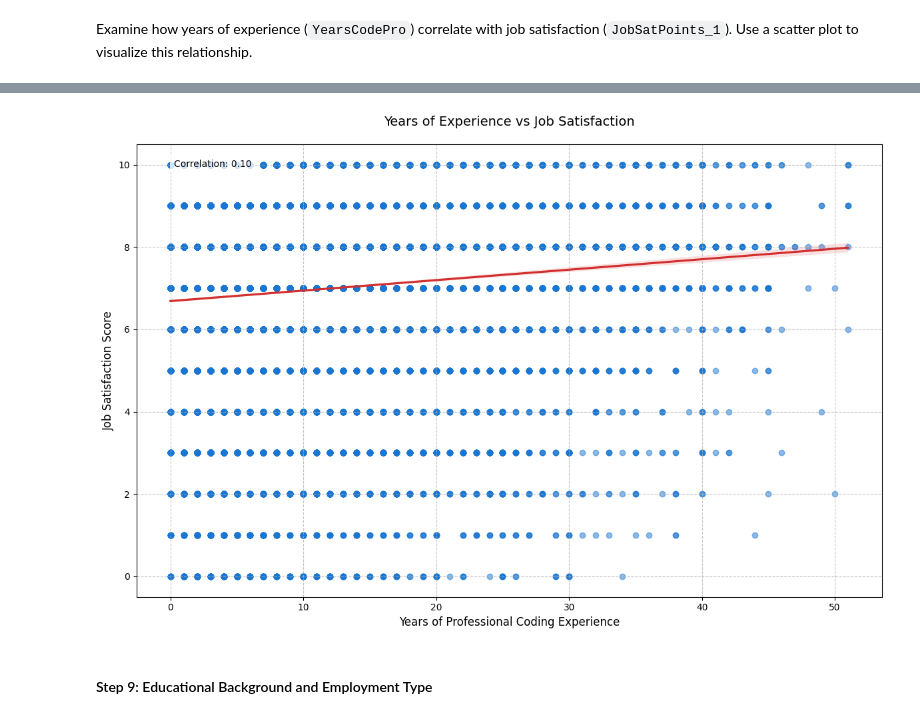
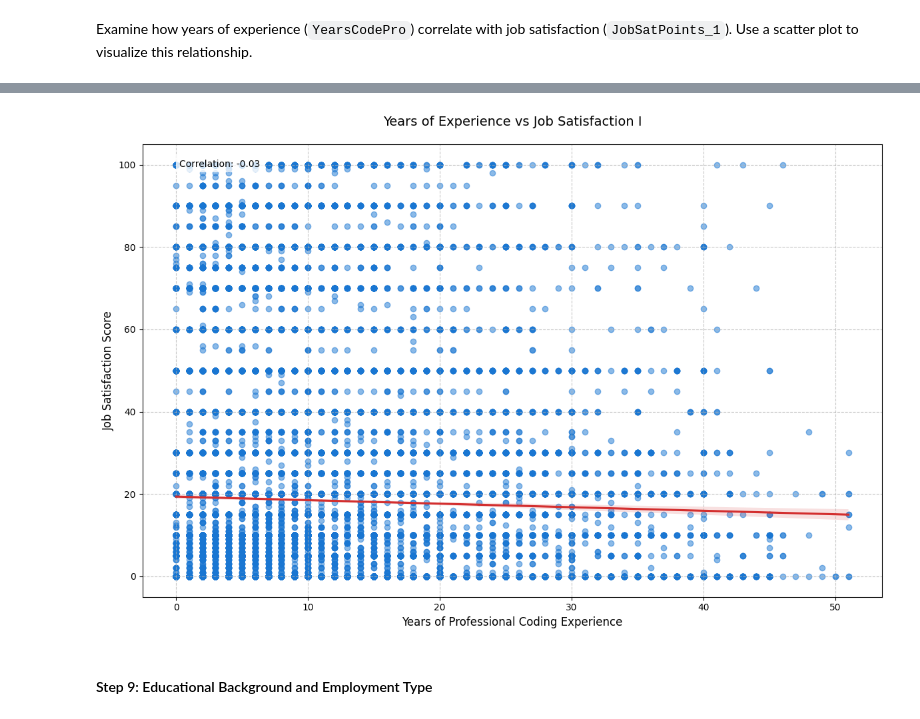
Before and after one commit to GulamRasoolSiddiqui/Python-Project-for-Data-Science, a Jupyter notebook: Hands-on Lab Exploratory Data Analysis.ipynb, the cells around one changed output, grey strips where cells are left out. Saved outputs shown, nothing was run; the diff lists cells and outputs as text; code cells hidden in the pictures.

```diff
--- a/Hands-on Lab Exploratory Data Analysis.ipynb
+++ b/Hands-on Lab Exploratory Data Analysis.ipynb
@@ -932,35 +932,35 @@ correlation_stat = analyze_experience_satisfaction_correlation(df)
 # %%
 plt.figure(figsize=(12, 8))
 
     # Create scatter plot with trend line
 sns.regplot(
         data=df,
         x='YearsCodePro_int',
-        y='JobSat',
+        y='JobSatPoints_1',
         scatter_kws={'alpha': 0.5, 'color': '#1976D2'},
         line_kws={'color': '#D32F2F'}
     )
 
 
 
     # Customize plot
-plt.title('Years of Experience vs Job Satisfaction', pad=20, fontsize=14)
+plt.title('Years of Experience vs Job Satisfaction I', pad=20, fontsize=14)
 plt.xlabel('Years of Professional Coding Experience', fontsize=12)
 plt.ylabel('Job Satisfaction Score', fontsize=12)
 
     # Add correlation annotation
 plt.annotate(
         f'Correlation: {correlation_stat:.2f}',
         xy=(0.05, 0.95),
         xycoords='axes fraction',
         bbox=dict(facecolor='white', alpha=0.8, edgecolor='none')
     )
 
 plt.grid(True, linestyle='--', alpha=0.7)
 plt.tight_layout()
 plt.show()
 # %% [output]
-[figure, old version]
+[figure, new version]
 # %% [markdown]
 #### Step 9: Educational Background and Employment Type
 # %% [markdown]
```
Also changed, not shown: parts of 1 cell of this notebook.
